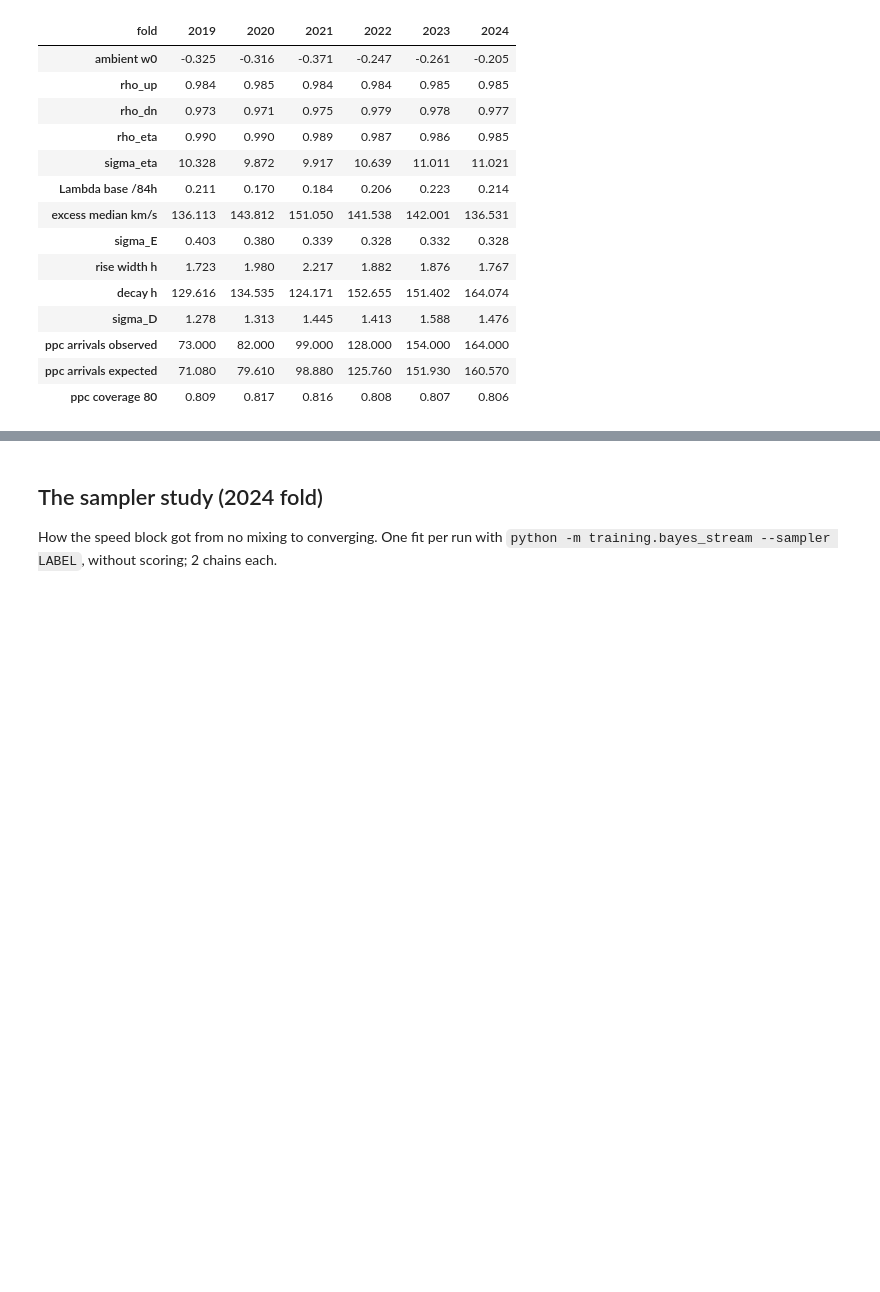
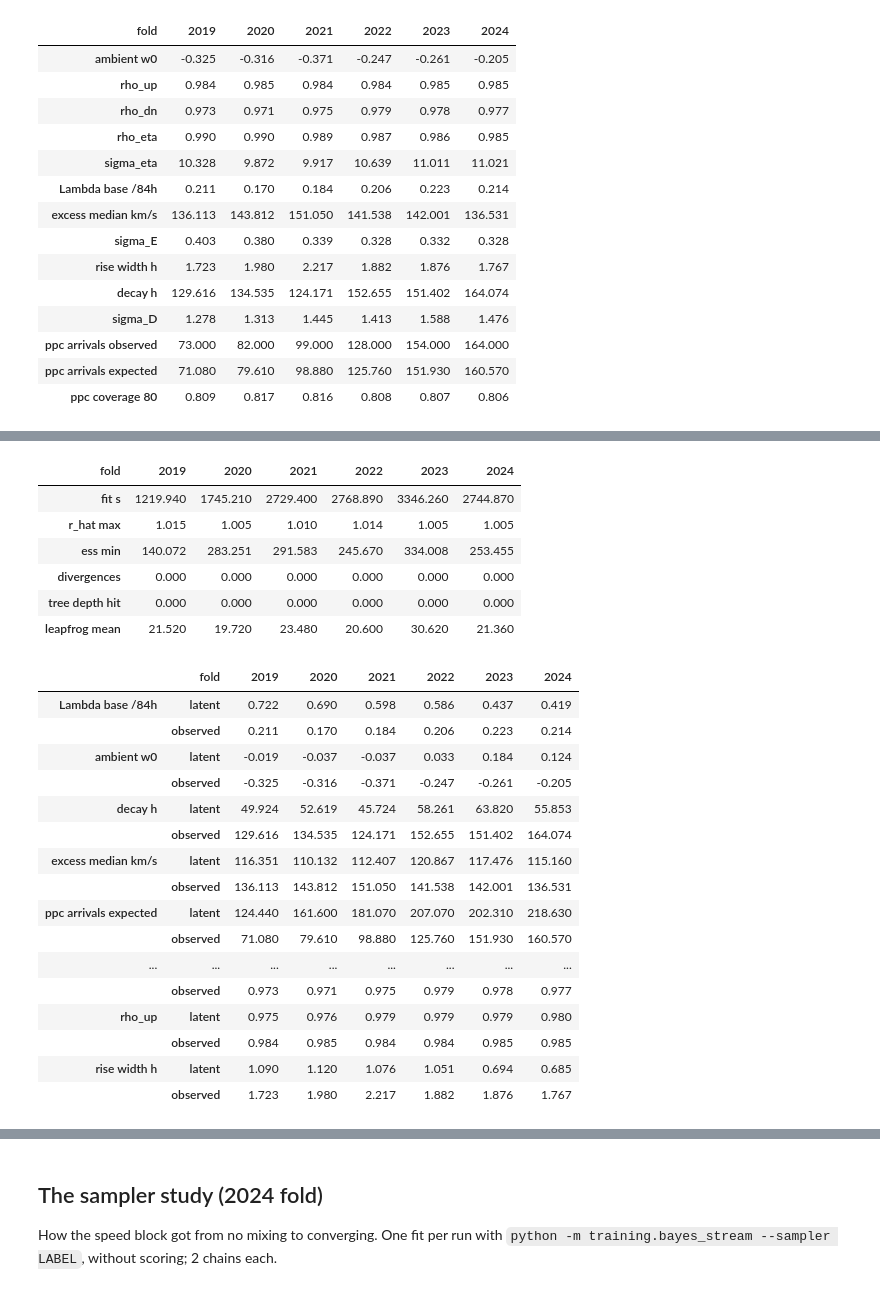
Before and after one commit to chingozhatinashe/benchlab-competition, a Jupyter notebook: src/experiments/bayes_stream.ipynb, the cells around one changed output, grey strips where cells are left out. Saved outputs shown, nothing was run; the diff lists cells and outputs as text; code cells hidden in the pictures; blank space fills up the shorter version.

```diff
--- a/src/experiments/bayes_stream.ipynb
+++ b/src/experiments/bayes_stream.ipynb
@@ -71,12 +75,13 @@ wide[order].round(2)
 # %%
+po = p[p.fit == "observed"].set_index("fold")
 conv = ["windows kept", "events", "fit s", "r_hat max", "ess min", "r_hat max events",
         "ess min events", "divergences", "tree depth hit", "arrivals r_hat max",
         "arrivals ess min", "speed leapfrog mean"]
 post = ["ambient w0", "rho_up", "rho_dn", "rho_eta", "sigma_eta", "Lambda base /84h",
         "excess median km/s", "sigma_E", "rise width h", "decay h", "sigma_D",
         "ppc arrivals observed", "ppc arrivals expected", "ppc coverage 80"]
-display(p.set_index("fold")[conv].T.round(3))
-p.set_index("fold")[post].T.round(3)
+display(po[conv].T.round(3))
+po[post].T.round(3)
 # %% [output]
 | fold | 2019 | 2020 | 2021 | 2022 | 2023 | 2024 |
 | windows kept | 317.000 | 428.000 | 518.000 | 605.000 | 688.000 | 761.000 |
@@ -108,0 +155,33 @@ p.set_index("fold")[post].T.round(3)
+# %%
+pl = p[p.fit == "latent"].set_index("fold")
+display(pl[["fit s", "r_hat max", "ess min", "divergences", "tree depth hit",
+            "leapfrog mean"]].T.round(3))
+both = ["ambient w0", "rho_up", "rho_dn", "Lambda base /84h", "excess median km/s",
+        "rise width h", "decay h", "ppc arrivals observed", "ppc arrivals expected",
+        "ppc coverage 80"]
+pd.concat({"observed": po[both], "latent": pl[both]}, axis=1).swaplevel(axis=1)    .sort_index(axis=1).T.round(3)
+# %% [output]
+| fold | 2019 | 2020 | 2021 | 2022 | 2023 | 2024 |
+| fit s | 1219.940 | 1745.210 | 2729.400 | 2768.890 | 3346.260 | 2744.870 |
+| r_hat max | 1.015 | 1.005 | 1.010 | 1.014 | 1.005 | 1.005 |
+| ess min | 140.072 | 283.251 | 291.583 | 245.670 | 334.008 | 253.455 |
+| divergences | 0.000 | 0.000 | 0.000 | 0.000 | 0.000 | 0.000 |
+| tree depth hit | 0.000 | 0.000 | 0.000 | 0.000 | 0.000 | 0.000 |
+| leapfrog mean | 21.520 | 19.720 | 23.480 | 20.600 | 30.620 | 21.360 |
+|  | fold | 2019 | 2020 | 2021 | 2022 | 2023 | 2024 |
+| Lambda base /84h | latent | 0.722 | 0.690 | 0.598 | 0.586 | 0.437 | 0.419 |
+|  | observed | 0.211 | 0.170 | 0.184 | 0.206 | 0.223 | 0.214 |
+| ambient w0 | latent | -0.019 | -0.037 | -0.037 | 0.033 | 0.184 | 0.124 |
+|  | observed | -0.325 | -0.316 | -0.371 | -0.247 | -0.261 | -0.205 |
+| decay h | latent | 49.924 | 52.619 | 45.724 | 58.261 | 63.820 | 55.853 |
+|  | observed | 129.616 | 134.535 | 124.171 | 152.655 | 151.402 | 164.074 |
+| excess median km/s | latent | 116.351 | 110.132 | 112.407 | 120.867 | 117.476 | 115.160 |
+|  | observed | 136.113 | 143.812 | 151.050 | 141.538 | 142.001 | 136.531 |
+| ppc arrivals expected | latent | 124.440 | 161.600 | 181.070 | 207.070 | 202.310 | 218.630 |
+|  | observed | 71.080 | 79.610 | 98.880 | 125.760 | 151.930 | 160.570 |
+| ... | ... | ... | ... | ... | ... | ... | ... |
+|  | observed | 0.973 | 0.971 | 0.975 | 0.979 | 0.978 | 0.977 |
+| rho_up | latent | 0.975 | 0.976 | 0.979 | 0.979 | 0.979 | 0.980 |
+|  | observed | 0.984 | 0.985 | 0.984 | 0.984 | 0.985 | 0.985 |
+| rise width h | latent | 1.090 | 1.120 | 1.076 | 1.051 | 0.694 | 0.685 |
+|  | observed | 1.723 | 1.980 | 2.217 | 1.882 | 1.876 | 1.767 |
```
Also changed, not shown: parts of 10 cells of this notebook.
